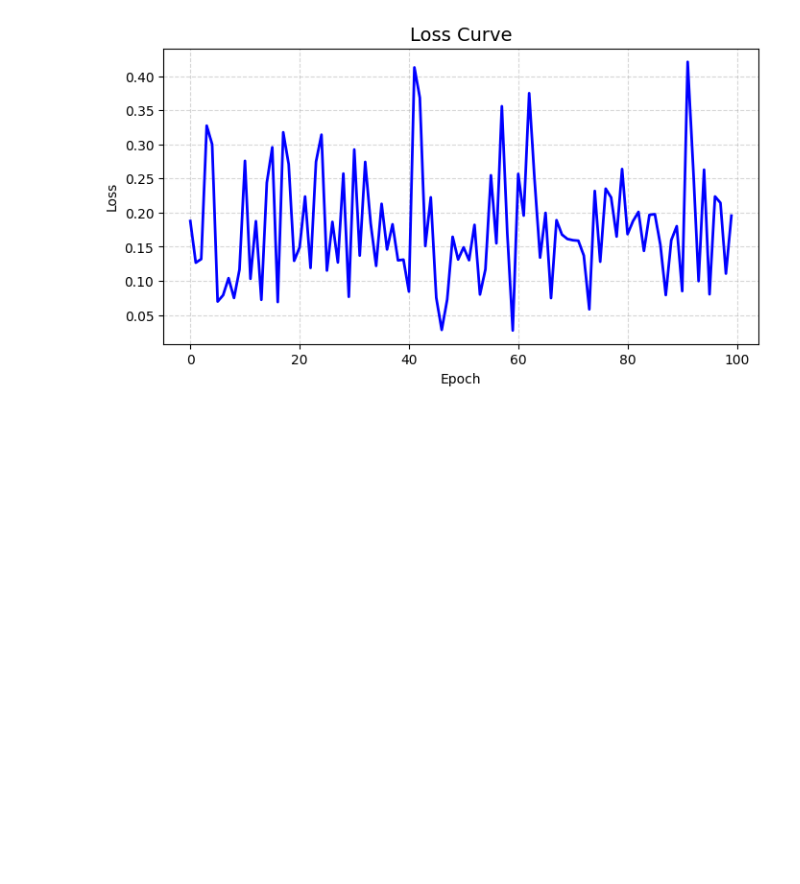
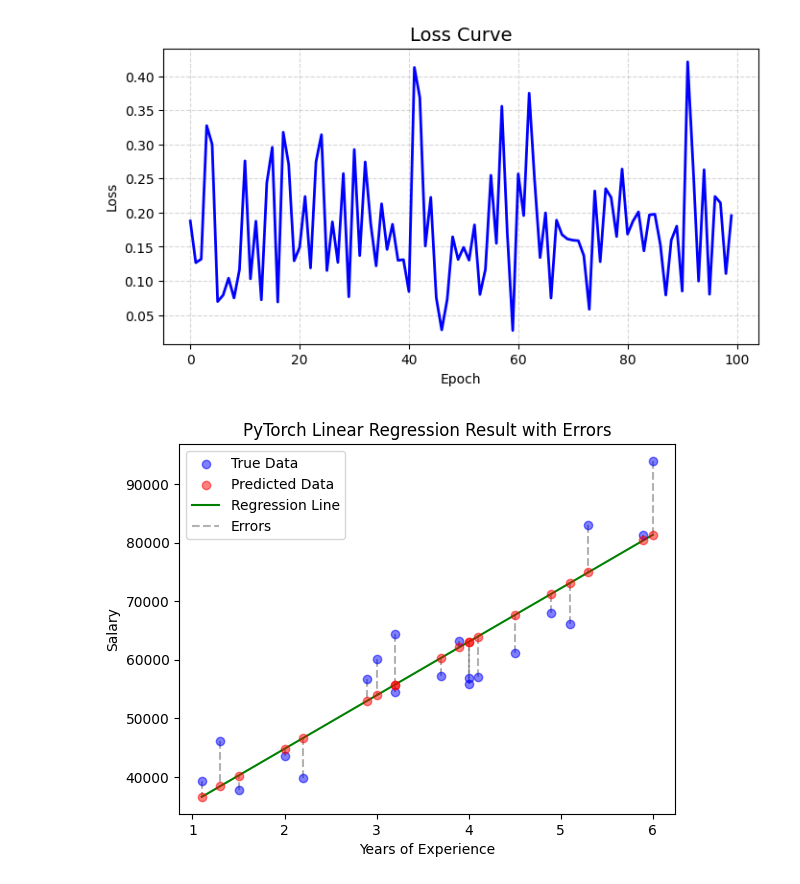
Before and after one commit to Paulyang80/DeepLearningLab, a Jupyter notebook: notebooks/01-linear-regression.ipynb, the cells around one changed output. Drawn from its saved outputs; the diff is of its cells as text; code cells hidden in the pictures; blank space fills up the shorter version.

```diff
--- a/notebooks/01-linear-regression.ipynb
+++ b/notebooks/01-linear-regression.ipynb
@@ -945,3 +945,48 @@ ax.grid(True, linestyle="--", alpha=0.5)
 plt.show()
 # %% [output]
 [figure]
+# %%
+# 建立畫布
+fig, ax = plt.subplots()
+
+# 準備原始數據 (反標準化回去)
+x_original = torch.from_numpy(x_train.reshape(-1, 1)).float()
+y_original = torch.from_numpy(y_train.reshape(-1, 1)).float()
+
+# 計算所有 X 的預測值 (標準化版本)
+x_norm = (x_original - dataset.x_mean) / dataset.x_std
+with torch.no_grad():
+    y_pred_norm = model(x_norm)
+
+# 反標準化預測結果
+y_pred_original = y_pred_norm * dataset.y_std + dataset.y_mean
+
+# 2. 繪製真實數據 (True Data) - 散佈圖
+ax.scatter(x_original.flatten(), y_original.flatten(), label='True Data', color='blue', zorder=3, alpha=0.5)
+
+# 3. 繪製預測數據 (Predicted Data) - 散佈圖
+ax.scatter(x_original.flatten(), y_pred_original.flatten(), color='red', label='Predicted Data', zorder=3, alpha=0.5)
+
+# 4. 繪製回歸線 (Regression Line)
+# 先排序 X 以確保畫出的線是平滑連貫的
+x_flat = x_original.flatten().numpy()
+y_pred_flat = y_pred_original.flatten().numpy()
+sorted_indices = np.argsort(x_flat)
+x_sorted = x_flat[sorted_indices]
+y_pred_sorted = y_pred_flat[sorted_indices]
+ax.plot(x_sorted, y_pred_sorted, color='green', label='Regression Line', zorder=2)
+
+# 5. 繪製誤差線 (Errors) - 連接真實點與預測點
+for i, (xi, yi_true, yi_pred_val) in enumerate(zip(x_original.flatten().numpy(), y_original.flatten().numpy(), y_pred_original.flatten().numpy())):
+    label = 'Errors' if i == 0 else ""
+    ax.plot([xi, xi], [yi_true, yi_pred_val], color='gray', linestyle='--', alpha=0.6, label=label, zorder=1)
+
+# 設定標題與圖例
+ax.set_title("PyTorch Linear Regression Result with Errors")
+ax.set_xlabel("Years of Experience")
+ax.set_ylabel("Salary")
+ax.legend()
+
+plt.show()
+# %% [output]
+[figure, added]
```
Also changed, not shown: parts of 7 cells of this notebook.
